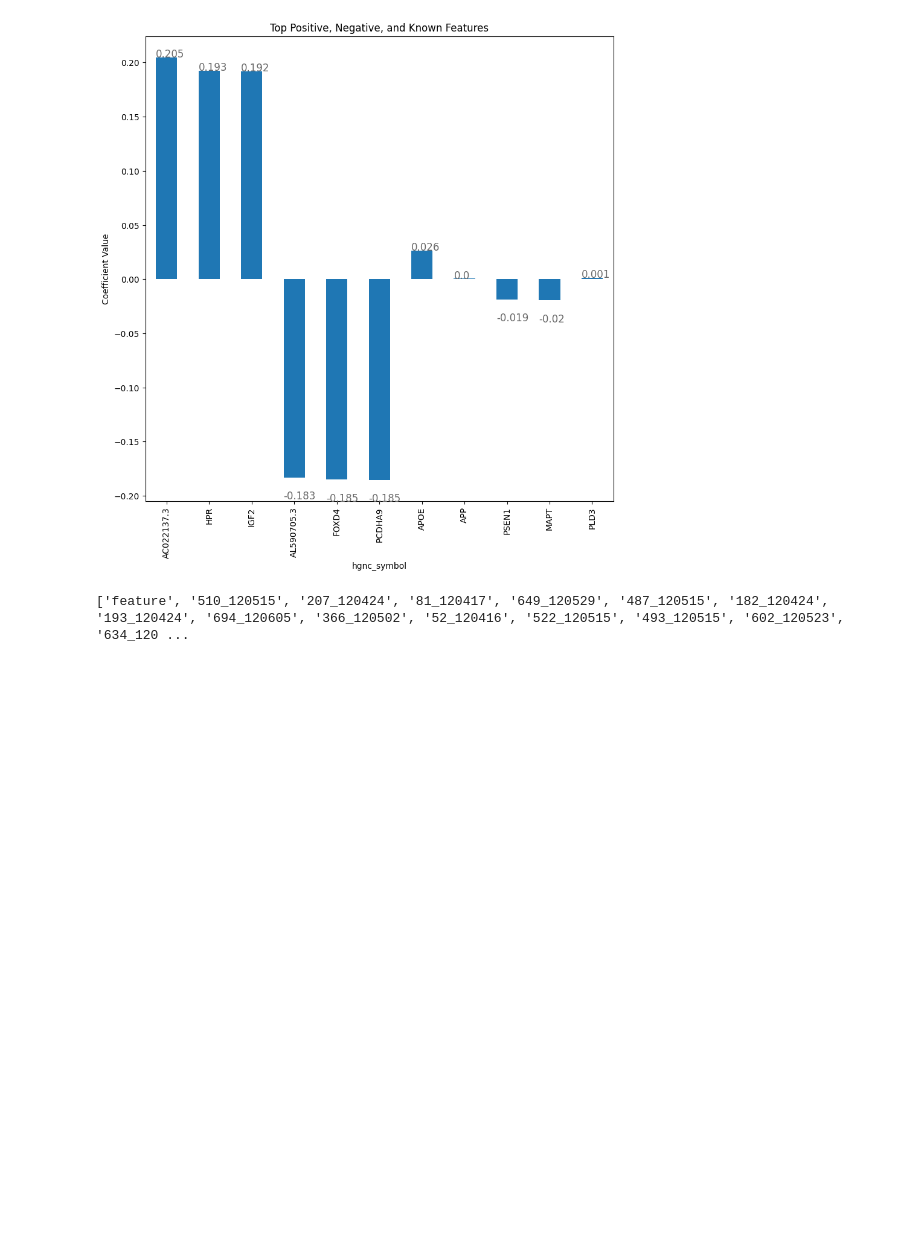
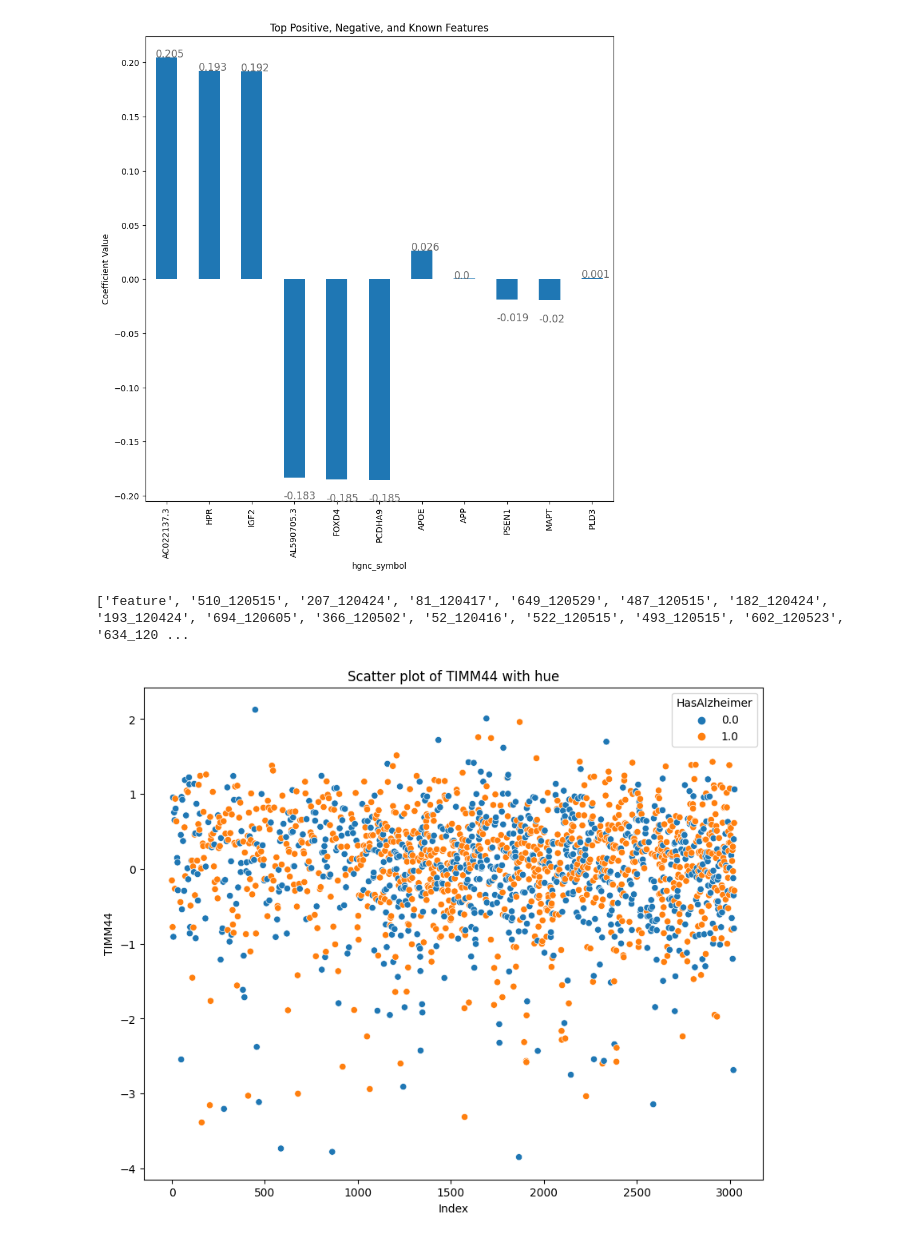
Before and after one commit to jamiecarnevale/GeneClassification-AD, a Jupyter notebook: ROSMAP Residual Counts Modeling V2.ipynb, the cells around one changed output. Saved outputs shown, nothing was run; the diff lists cells and outputs as text; code cells hidden in the pictures; blank space fills up the shorter version.

Commit message:
completed modeling and visualizations

```diff
--- a/ROSMAP Residual Counts Modeling V2.ipynb
+++ b/ROSMAP Residual Counts Modeling V2.ipynb
@@ -978,0 +1002,11 @@ print(ls1)
+# %%
+# Scatter plot with hue
+plt.figure(figsize=(10, 8))
+sns.scatterplot(data=dfx, x=dfx.index, y='ENSG00000286261', hue='HasAlzheimer')
+
+plt.xlabel('Index')
+plt.ylabel('TIMM44')
+plt.title('Scatter plot of TIMM44 with hue')
+plt.show()
+# %% [output]
+[figure, added]
```
Also changed, not shown: parts of 10 cells of this notebook, 9 other files.
